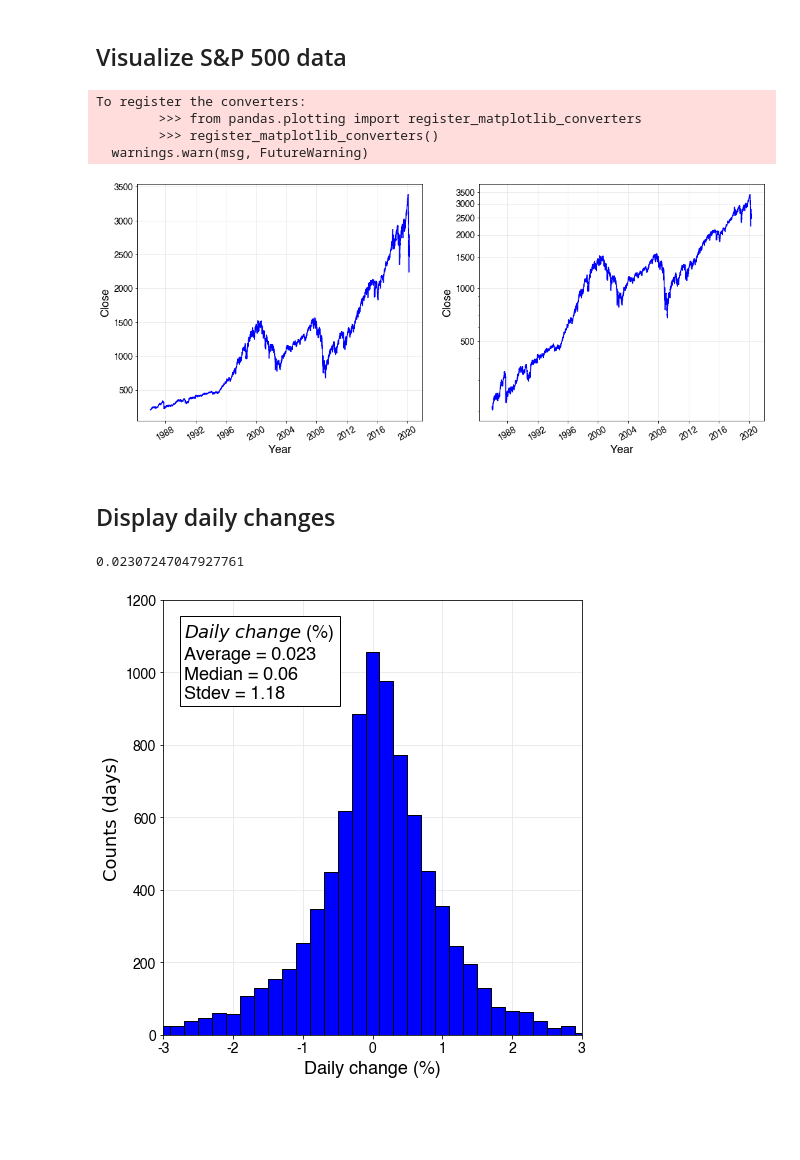
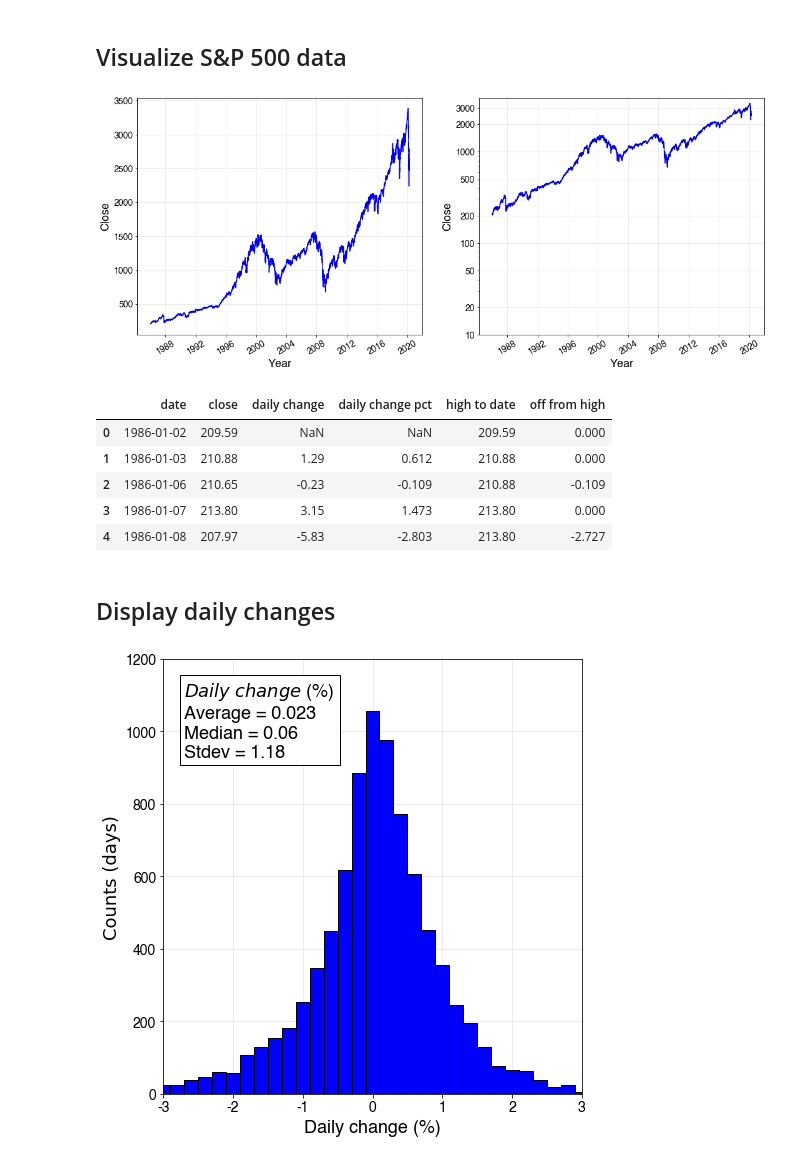
Before and after one commit to mboles01/Stocks, a Jupyter notebook: Stock analysis.ipynb, the cells around one changed output. Cells and saved outputs as stored; diff of their text form; code cells hidden in the pictures; blank space fills up the shorter version.

```diff
--- a/Stock analysis.ipynb
+++ b/Stock analysis.ipynb
@@ -73,40 +65,36 @@ sp[::1000]
 fig, axes = plt.subplots(1, 2, figsize = (18,7))
 x = sp['date']
 y = sp['close']
 axes[0].plot(x, y, 'blue')
 axes[0].set_xlabel('Year', fontsize = 18, fontname = 'Helvetica', fontweight = 'bold')
 axes[0].set_ylabel('Close', fontsize = 18, fontname = 'Helvetica', fontweight = 'bold')
 
 # log scale
 import matplotlib
 axes[1].plot(x, y, 'blue')
 axes[1].set_xlabel('Year', fontsize = 18, fontname = 'Helvetica', fontweight = 'bold')
 axes[1].set_ylabel('Close', fontsize = 18, fontname = 'Helvetica', fontweight = 'bold')
 axes[1].set_yscale('log')
-axes[1].set_yticks(np.arange(500,3501,500))
+axes[1].set_yticks([10, 20, 50, 100, 200, 500, 1000, 2000, 3000])
 axes[1].get_yaxis().set_major_formatter(matplotlib.ticker.ScalarFormatter())
 
 # set axis tick label properties
 plt.setp(axes[0].get_xticklabels(), rotation=30, fontsize=14, fontname = 'Helvetica')
 plt.setp(axes[1].get_xticklabels(), rotation=30, fontsize=14, fontname = 'Helvetica')
 plt.setp(axes[0].get_yticklabels(), fontsize=14, fontname = 'Helvetica')
 plt.setp(axes[1].get_yticklabels(), fontsize=14, fontname = 'Helvetica')
 
 # turn grid on
 axes[0].grid(color=(.9, .9, .9))
 axes[1].grid(color=(.9, .9, .9))
 
-figure_name = './images/sp_lin_log.png'
+figure_name = './images/sp_lin_log_2.png'
 
 plt.savefig(figure_name, dpi = 250)
 
 plt.show()
 # %% [output]
-To register the converters:
-        >>> from pandas.plotting import register_matplotlib_converters
-        >>> register_matplotlib_converters()
-  warnings.warn(msg, FutureWarning)
-[figure, old version]
+[figure, new version]
 # %%
 sp_diffs = pd.DataFrame({'date': sp['date'],
                          'close': sp['close'],
@@ -114,3 +102,12 @@ sp_diffs = pd.DataFrame({'date': sp['date'],
                          'daily change pct': round(100*sp.diff()['close']/sp['close'],3),
                          'high to date': sp['close'].cummax(),
                          'off from high': round(100*(sp['close'] - sp['close'].cummax()) / sp['close'].cummax(),3)})
+# %%
+sp_diffs[:5]
+# %% [output]
+|  | date | close | daily change | daily change pct | high to date | off from high |
+| 0 | 1986-01-02 | 209.59 | NaN | NaN | 209.59 | 0.000 |
+| 1 | 1986-01-03 | 210.88 | 1.29 | 0.612 | 210.88 | 0.000 |
+| 2 | 1986-01-06 | 210.65 | -0.23 | -0.109 | 210.88 | -0.109 |
+| 3 | 1986-01-07 | 213.80 | 3.15 | 1.473 | 213.80 | 0.000 |
+| 4 | 1986-01-08 | 207.97 | -5.83 | -2.803 | 213.80 | -2.727 |
@@ -117,9 +120,5 @@ sp_diffs = pd.DataFrame({'date': sp['date'],
 # %% [markdown]
 ## Display daily changes
-# %%
-average
-# %% [output]
-0.02307247047927761
 # %%
 ### PLOT HISTOGRAM OF DAILY CHANGES ###
 
```
Also changed, not shown: parts of 34 cells of this notebook, 22 other files.
